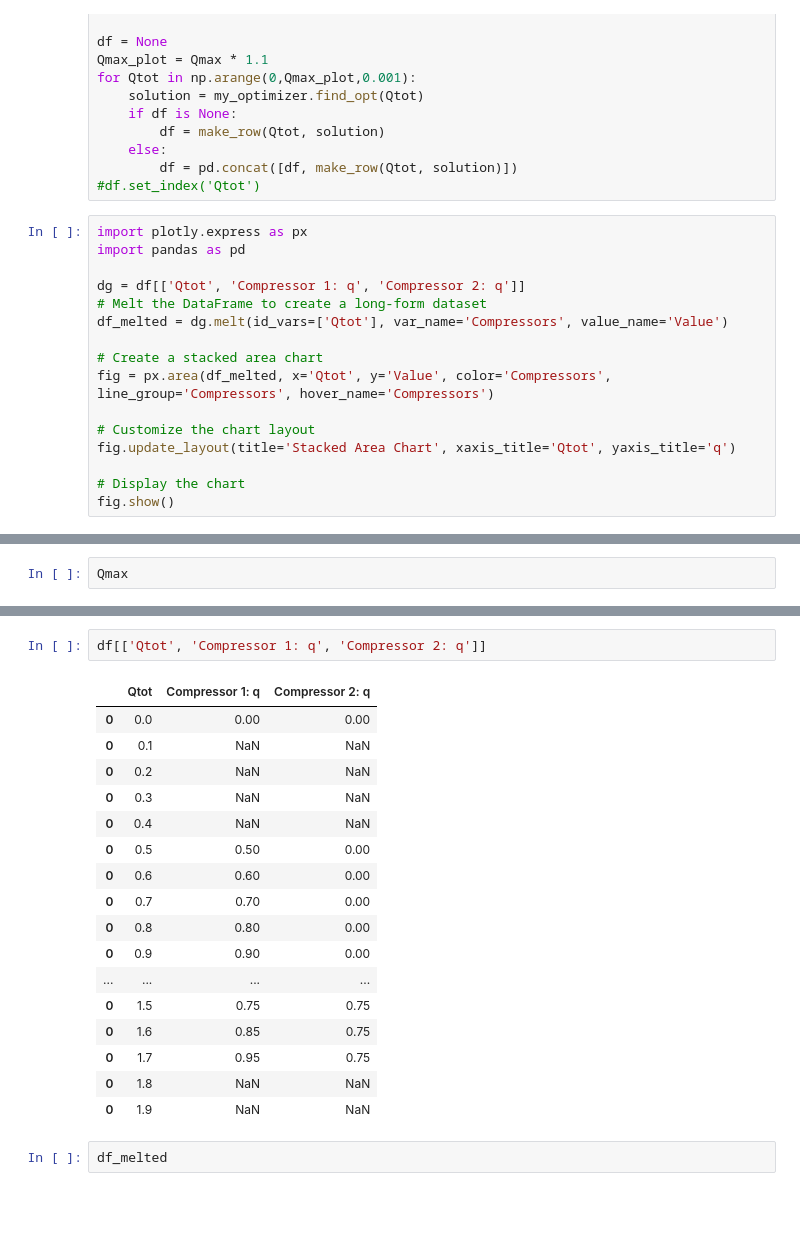
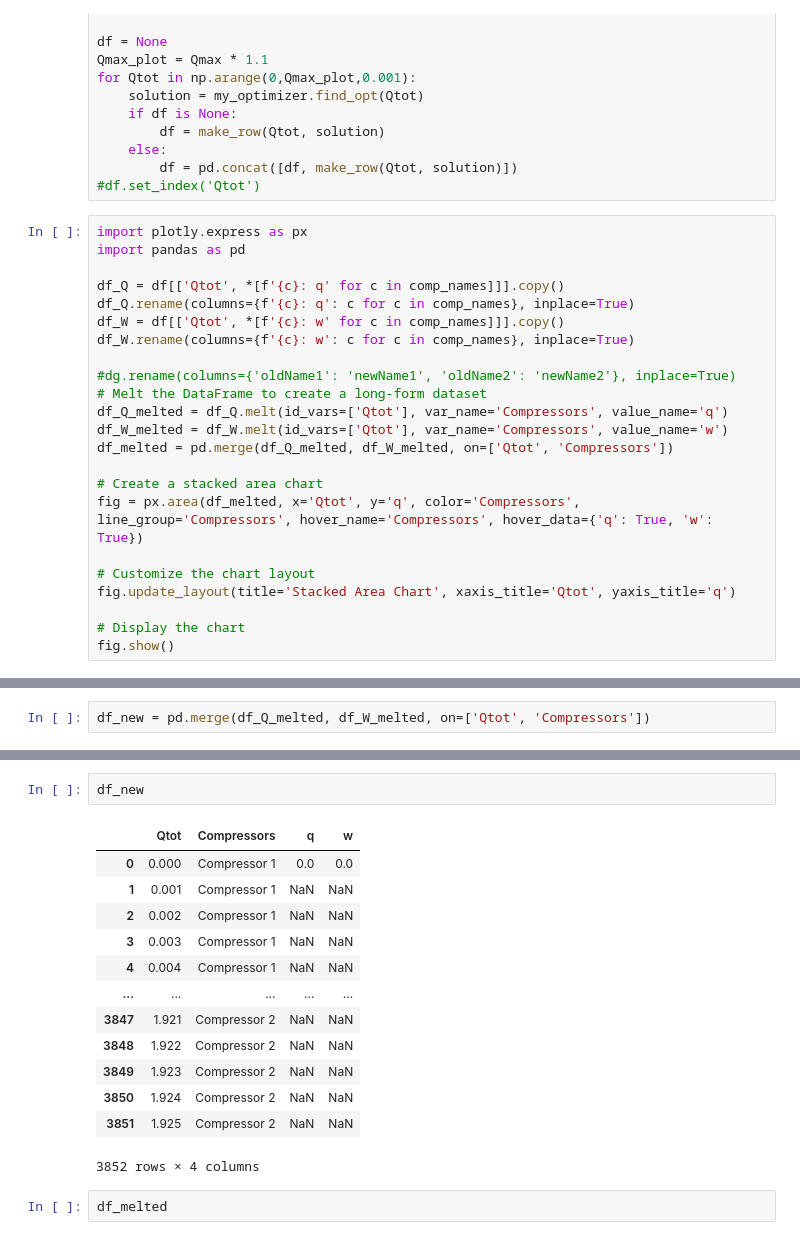
Before and after one commit to danielkwalsh/cosmic, a Jupyter notebook: cosmic-lab.ipynb, the cells around one changed output, grey strips where cells are left out. Drawn from its saved outputs; the diff is of its cells as text; blank space fills up the shorter version.

```diff
--- a/cosmic-lab.ipynb
+++ b/cosmic-lab.ipynb
@@ -31,12 +31,19 @@ for Qtot in np.arange(0,Qmax_plot,0.001):
 import plotly.express as px
 import pandas as pd
 
-dg = df[['Qtot', 'Compressor 1: q', 'Compressor 2: q']]
+df_Q = df[['Qtot', *[f'{c}: q' for c in comp_names]]].copy()
+df_Q.rename(columns={f'{c}: q': c for c in comp_names}, inplace=True)
+df_W = df[['Qtot', *[f'{c}: w' for c in comp_names]]].copy()
+df_W.rename(columns={f'{c}: w': c for c in comp_names}, inplace=True)
+
+#dg.rename(columns={'oldName1': 'newName1', 'oldName2': 'newName2'}, inplace=True)
 # Melt the DataFrame to create a long-form dataset
-df_melted = dg.melt(id_vars=['Qtot'], var_name='Compressors', value_name='Value')
+df_Q_melted = df_Q.melt(id_vars=['Qtot'], var_name='Compressors', value_name='q')
+df_W_melted = df_W.melt(id_vars=['Qtot'], var_name='Compressors', value_name='w')
+df_melted = pd.merge(df_Q_melted, df_W_melted, on=['Qtot', 'Compressors'])
 
 # Create a stacked area chart
-fig = px.area(df_melted, x='Qtot', y='Value', color='Compressors', line_group='Compressors', hover_name='Compressors')
+fig = px.area(df_melted, x='Qtot', y='q', color='Compressors', line_group='Compressors', hover_name='Compressors', hover_data={'q': True, 'w': True})
 
 # Customize the chart layout
 fig.update_layout(title='Stacked Area Chart', xaxis_title='Qtot', yaxis_title='q')
@@ -48,2 +55,2 @@ fig.show()
 # %%
-Qmax
+df_new = pd.merge(df_Q_melted, df_W_melted, on=['Qtot', 'Compressors'])
@@ -52,23 +57,19 @@ Qmax
 # %%
-df[['Qtot', 'Compressor 1: q', 'Compressor 2: q']]
+df_new
 # %% [output]
-|  | Qtot | Compressor 1: q | Compressor 2: q |
-| 0 | 0.0 | 0.00 | 0.00 |
-| 0 | 0.1 | NaN | NaN |
-| 0 | 0.2 | NaN | NaN |
-| 0 | 0.3 | NaN | NaN |
-| 0 | 0.4 | NaN | NaN |
-| 0 | 0.5 | 0.50 | 0.00 |
-| 0 | 0.6 | 0.60 | 0.00 |
-| 0 | 0.7 | 0.70 | 0.00 |
-| 0 | 0.8 | 0.80 | 0.00 |
-| 0 | 0.9 | 0.90 | 0.00 |
-| ... | ... | ... | ... |
-| 0 | 1.5 | 0.75 | 0.75 |
-| 0 | 1.6 | 0.85 | 0.75 |
-| 0 | 1.7 | 0.95 | 0.75 |
-| 0 | 1.8 | NaN | NaN |
-| 0 | 1.9 | NaN | NaN |
+|  | Qtot | Compressors | q | w |
+| 0 | 0.000 | Compressor 1 | 0.0 | 0.0 |
+| 1 | 0.001 | Compressor 1 | NaN | NaN |
+| 2 | 0.002 | Compressor 1 | NaN | NaN |
+| 3 | 0.003 | Compressor 1 | NaN | NaN |
+| 4 | 0.004 | Compressor 1 | NaN | NaN |
+| ... | ... | ... | ... | ... |
+| 3847 | 1.921 | Compressor 2 | NaN | NaN |
+| 3848 | 1.922 | Compressor 2 | NaN | NaN |
+| 3849 | 1.923 | Compressor 2 | NaN | NaN |
+| 3850 | 1.924 | Compressor 2 | NaN | NaN |
+| 3851 | 1.925 | Compressor 2 | NaN | NaN |
+3852 rows × 4 columns
 # %%
 df_melted
 # %% [output]
```
Also changed, not shown: parts of 3 cells of this notebook, 1 other file.
